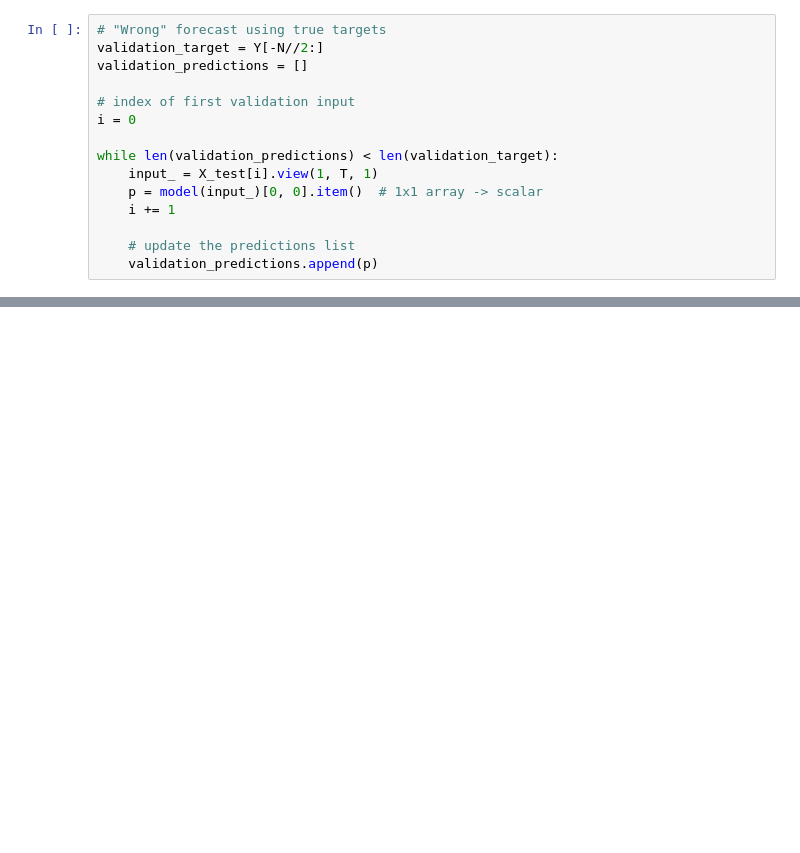
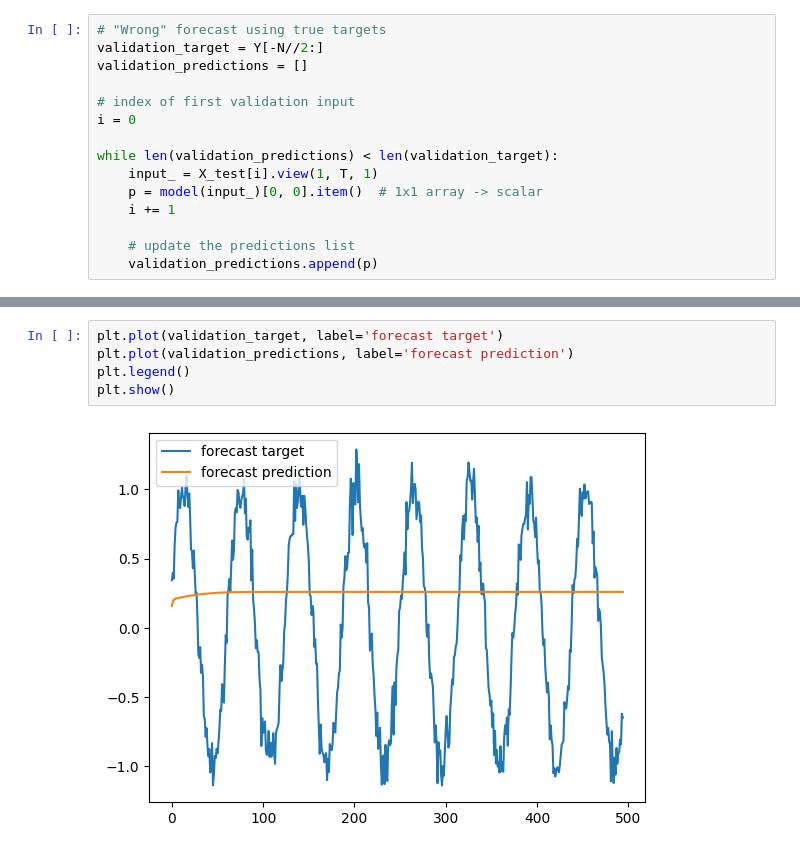
Before and after one commit to devincapriola/SimpleRNN, a Jupyter notebook: SimpleRNN Sine.ipynb, the cells around one changed output, grey strips where cells are left out. Drawn from its saved outputs; the diff is of its cells as text; blank space fills up the shorter version.

```diff
--- a/SimpleRNN Sine.ipynb
+++ b/SimpleRNN Sine.ipynb
@@ -221,0 +220,7 @@ RuntimeError: For unbatched 2-D input, hx should also be 2-D but got 3-D tensor
+# %%
+plt.plot(validation_target, label='forecast target')
+plt.plot(validation_predictions, label='forecast prediction')
+plt.legend()
+plt.show()
+# %% [output]
+[figure, added]
```
Also changed, not shown: parts of 5 cells of this notebook.
